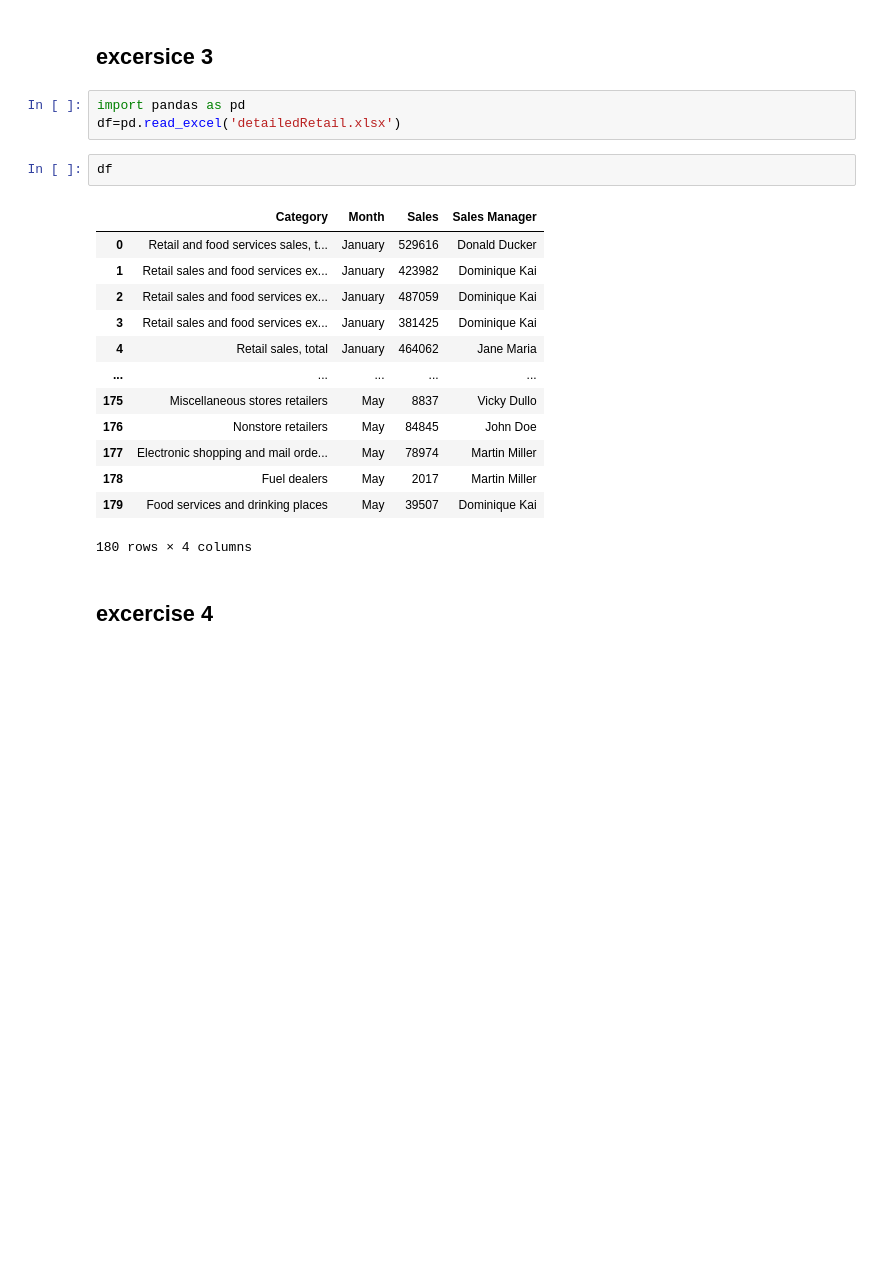
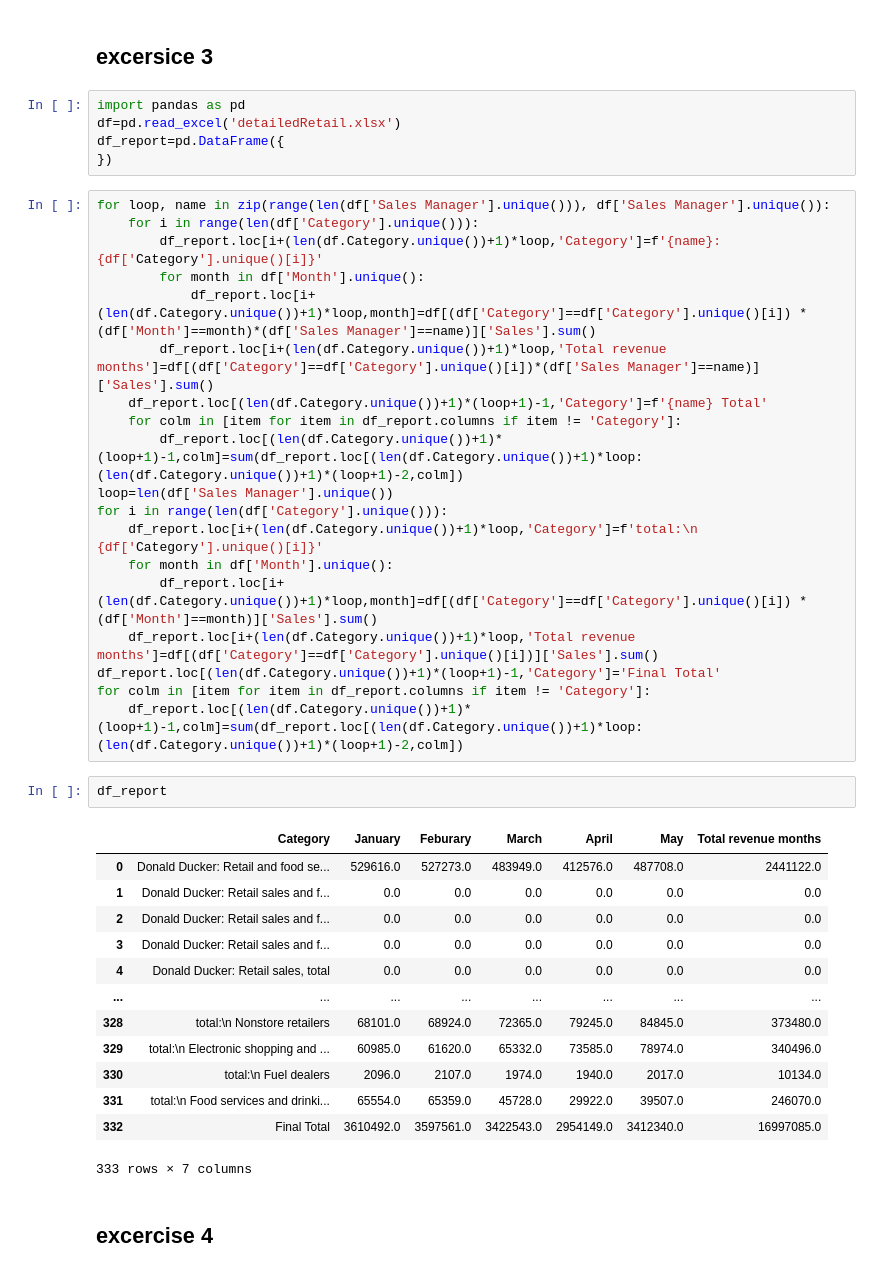
Before and after one commit to OlivierAM23/ds5_assignment_group7, a Jupyter notebook: week 4/solutions.ipynb, the cells around one changed output. Drawn from its saved outputs; the diff is of its cells as text; blank space fills up the shorter version.

```diff
--- a/week 4/solutions.ipynb
+++ b/week 4/solutions.ipynb
@@ -52,22 +52,43 @@ df=df[[item for item in df.columns if item not in removed_columns]]
 # %%
 import pandas as pd
 df=pd.read_excel('detailedRetail.xlsx')
+df_report=pd.DataFrame({
+})
-# %%
-df
-# %% [output]
-|  | Category | Month | Sales | Sales Manager |
-| 0 | Retail and food services sales, t... | January | 529616 | Donald Ducker |
-| 1 | Retail sales and food services ex... | January | 423982 | Dominique Kai |
-| 2 | Retail sales and food services ex... | January | 487059 | Dominique Kai |
-| 3 | Retail sales and food services ex... | January | 381425 | Dominique Kai |
-| 4 | Retail sales, total | January | 464062 | Jane Maria |
-| ... | ... | ... | ... | ... |
-| 175 | Miscellaneous stores retailers | May | 8837 | Vicky Dullo |
-| 176 | Nonstore retailers | May | 84845 | John Doe |
-| 177 | Electronic shopping and mail orde... | May | 78974 | Martin Miller |
-| 178 | Fuel dealers | May | 2017 | Martin Miller |
-| 179 | Food services and drinking places | May | 39507 | Dominique Kai |
-180 rows × 4 columns
+# %%
+for loop, name in zip(range(len(df['Sales Manager'].unique())), df['Sales Manager'].unique()):
+    for i in range(len(df['Category'].unique())):
+        df_report.loc[i+(len(df.Category.unique())+1)*loop,'Category']=f'{name}: {df['Category'].unique()[i]}'
+        for month in df['Month'].unique():
+            df_report.loc[i+(len(df.Category.unique())+1)*loop,month]=df[(df['Category']==df['Category'].unique()[i]) * (df['Month']==month)*(df['Sales Manager']==name)]['Sales'].sum()
+        df_report.loc[i+(len(df.Category.unique())+1)*loop,'Total revenue months']=df[(df['Category']==df['Category'].unique()[i])*(df['Sales Manager']==name)]['Sales'].sum()
+    df_report.loc[(len(df.Category.unique())+1)*(loop+1)-1,'Category']=f'{name} Total'
+    for colm in [item for item in df_report.columns if item != 'Category']:
+        df_report.loc[(len(df.Category.unique())+1)*(loop+1)-1,colm]=sum(df_report.loc[(len(df.Category.unique())+1)*loop:(len(df.Category.unique())+1)*(loop+1)-2,colm])
+loop=len(df['Sales Manager'].unique())
+for i in range(len(df['Category'].unique())):
+    df_report.loc[i+(len(df.Category.unique())+1)*loop,'Category']=f'total:\n {df['Category'].unique()[i]}'
+    for month in df['Month'].unique():
+        df_report.loc[i+(len(df.Category.unique())+1)*loop,month]=df[(df['Category']==df['Category'].unique()[i]) * (df['Month']==month)]['Sales'].sum()
+    df_report.loc[i+(len(df.Category.unique())+1)*loop,'Total revenue months']=df[(df['Category']==df['Category'].unique()[i])]['Sales'].sum()
+df_report.loc[(len(df.Category.unique())+1)*(loop+1)-1,'Category']='Final Total'
+for colm in [item for item in df_report.columns if item != 'Category']:
+    df_report.loc[(len(df.Category.unique())+1)*(loop+1)-1,colm]=sum(df_report.loc[(len(df.Category.unique())+1)*loop:(len(df.Category.unique())+1)*(loop+1)-2,colm])
+# %%
+df_report
+# %% [output]
+|  | Category | January | Feburary | March | April | May | Total revenue months |
+| 0 | Donald Ducker: Retail and food se... | 529616.0 | 527273.0 | 483949.0 | 412576.0 | 487708.0 | 2441122.0 |
+| 1 | Donald Ducker: Retail sales and f... | 0.0 | 0.0 | 0.0 | 0.0 | 0.0 | 0.0 |
+| 2 | Donald Ducker: Retail sales and f... | 0.0 | 0.0 | 0.0 | 0.0 | 0.0 | 0.0 |
+| 3 | Donald Ducker: Retail sales and f... | 0.0 | 0.0 | 0.0 | 0.0 | 0.0 | 0.0 |
+| 4 | Donald Ducker: Retail sales, total | 0.0 | 0.0 | 0.0 | 0.0 | 0.0 | 0.0 |
+| ... | ... | ... | ... | ... | ... | ... | ... |
+| 328 | total:\n Nonstore retailers | 68101.0 | 68924.0 | 72365.0 | 79245.0 | 84845.0 | 373480.0 |
+| 329 | total:\n Electronic shopping and ... | 60985.0 | 61620.0 | 65332.0 | 73585.0 | 78974.0 | 340496.0 |
+| 330 | total:\n Fuel dealers | 2096.0 | 2107.0 | 1974.0 | 1940.0 | 2017.0 | 10134.0 |
+| 331 | total:\n Food services and drinki... | 65554.0 | 65359.0 | 45728.0 | 29922.0 | 39507.0 | 246070.0 |
+| 332 | Final Total | 3610492.0 | 3597561.0 | 3422543.0 | 2954149.0 | 3412340.0 | 16997085.0 |
+333 rows × 7 columns
 # %% [markdown]
 ## excercise 4
 # %%
```
Also changed, not shown: 1 other file.
